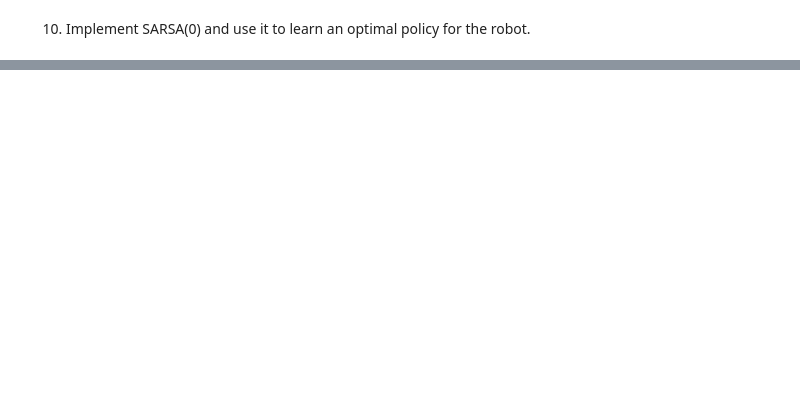
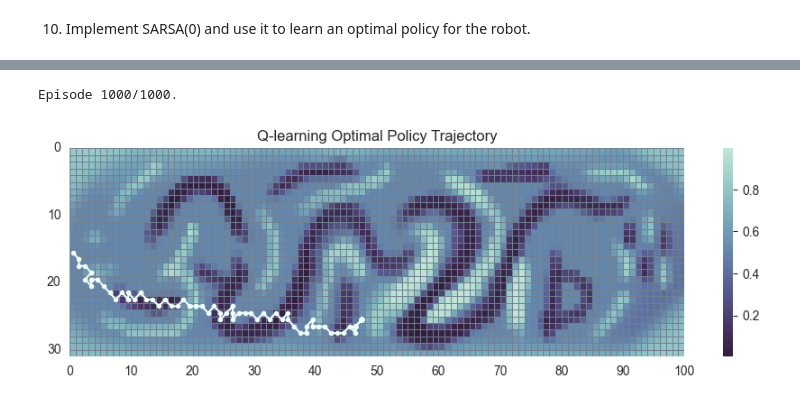
Before and after one commit to kuimetra/reinforcement_learning, a Jupyter notebook: problem_set3/main.ipynb, the cells around one changed output, grey strips where cells are left out. Saved outputs shown, nothing was run; the diff lists cells and outputs as text; code cells hidden in the pictures; blank space fills up the shorter version.

Commit message:
sarsa(n) and q-learning

```diff
--- a/problem_set3/main.ipynb
+++ b/problem_set3/main.ipynb
@@ -286,0 +328,12 @@ plot_trajectory(trajectory, title="SARSA(0) Optimal Policy Trajectory")
+# %%
+sarsa_n_Q = sarsa_n(env, num_episodes=500, n=5)
+# %%
+state, _ = env.reset()
+sarsa_n_trajectory = [get_pos(state)]
+# while True:
+for _ in range(10000):
+    action = np.argmax(sarsa_n_Q[get_pos(state)])
+    state, reward, done, _, _ = env.step(action)
+    sarsa_n_trajectory.append(get_pos(state))
+    # if done:
+    #     break
@@ -286,0 +379,15 @@ plot_trajectory(trajectory, title="SARSA(0) Optimal Policy Trajectory")
+# %%
+q_learning_policy = q_learning(env, num_episodes=1000)
+# %% [output]
+Episode 1000/1000.
+# %%
+state, _ = env.reset()
+q_learning_trajectory = [get_pos(state)]
+for _ in range(5000):
+    action = np.argmax(q_learning_policy(get_pos(state)))
+    state, reward, done, _, _ = env.step(action)
+    q_learning_trajectory.append(get_pos(state))
+# %%
+plot_trajectory(q_learning_trajectory, title="Q-learning Optimal Policy Trajectory")
+# %% [output]
+[figure, added]
```
Also changed, not shown: parts of 19 cells of this notebook.
